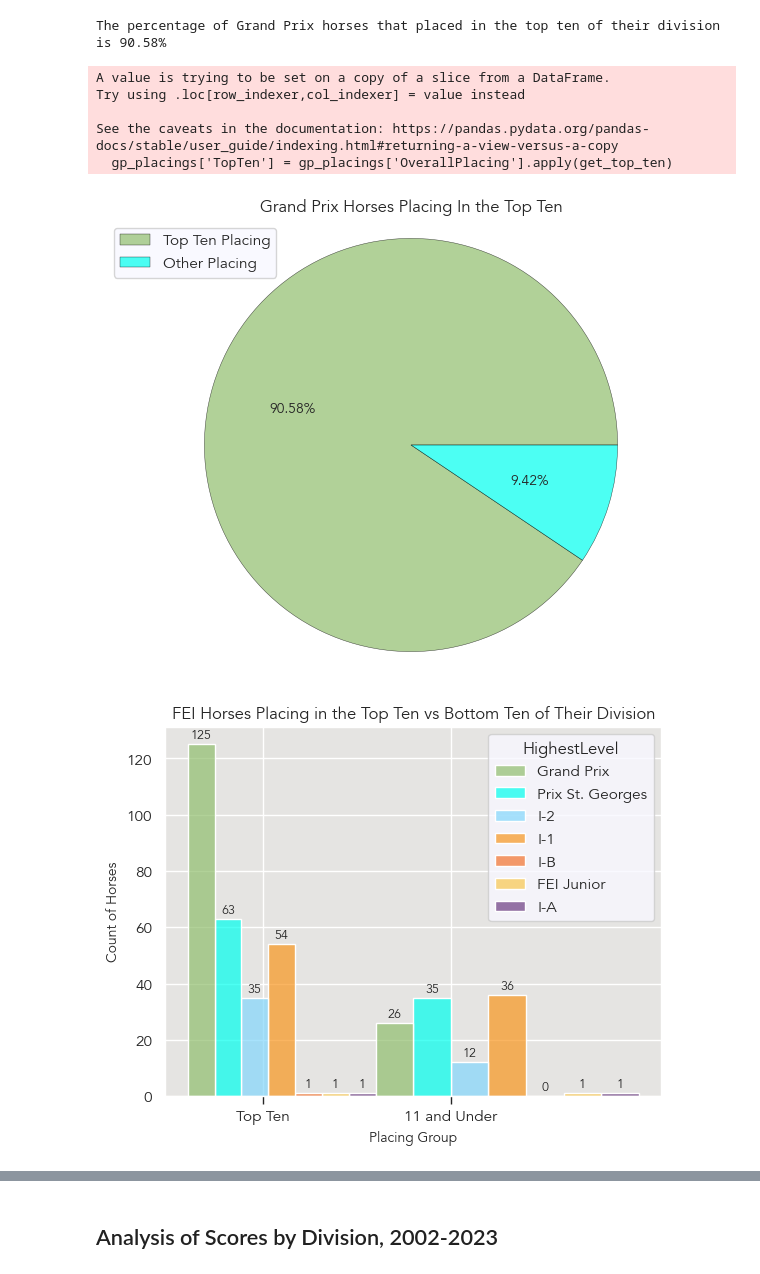
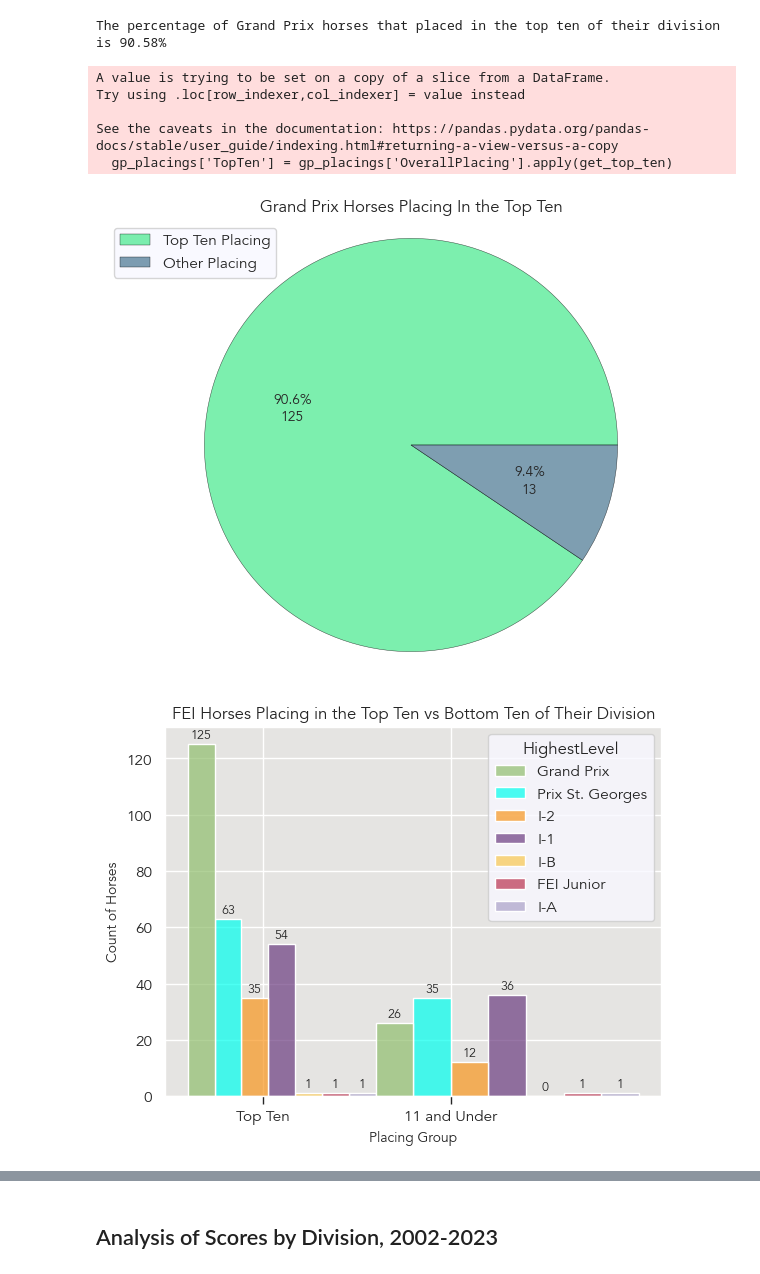
Before and after one commit to siobyrne/young-dressage-horse-program-analysis, a Jupyter notebook: younghorse.ipynb, the cells around one changed output, grey strips where cells are left out. Cells and saved outputs as stored; diff of their text form; code cells hidden in the pictures.

Commit message:
Edit MPL stylesheet, add images to README.md

```diff
--- a/younghorse.ipynb
+++ b/younghorse.ipynb
@@ -456,38 +513,38 @@ def get_top_ten(placing):
         return 'No'
 
 # new column with result of function
 gp_placings['TopTen'] = gp_placings['OverallPlacing'].apply(get_top_ten)
 
 # sort values and drop duplicates, this way ensures if a horse placed in the top ten and lower that we keep the top ten result
 gp_placings = gp_placings.sort_values('TopTen').drop_duplicates(subset='USDFNumber', keep='last')
 
 # count the placings
 gp_placings = gp_placings['TopTen'].value_counts()
 
 # display pie chart
-plt.pie(gp_placings, colors=color_palette, autopct='%1.2f%%', wedgeprops = {"edgecolor" : "black",
-                      'linewidth': .35,
+plt.pie(gp_placings, colors = ['#45e98c', '#477590'], autopct=lambda pct: func(pct, gp_placings), wedgeprops = {'edgecolor' : 'black',
+                      'linewidth': 0.35,
                       'antialiased': True,
-                      'alpha': .7})
+                      'alpha': 0.7})
 
 # set legend options
 plt.legend(['Top Ten Placing', 'Other Placing'], loc='upper left')
 plt.axis('equal')
 plt.tight_layout()
 
 # set title
 plt.title('Grand Prix Horses Placing In the Top Ten')
 
-# show and save figure
+# save and show figure
 plt.savefig('images/gp-top-ten-placing.png')
 plt.show()
 # %% [output]
 A value is trying to be set on a copy of a slice from a DataFrame.
 Try using .loc[row_indexer,col_indexer] = value instead
 
 See the caveats in the documentation: https://pandas.pydata.org/pandas-docs/stable/user_guide/indexing.html#returning-a-view-versus-a-copy
   gp_placings['TopTen'] = gp_placings['OverallPlacing'].apply(get_top_ten)
-[figure, old version]
+[figure, new version]
 # %%
 # create a histogram of FEI horses placing in the top ten vs the bottom ten at championships
 
@@ -500,7 +557,7 @@ placing_bins = [1, 11, 25]
 placing_labels = ['Top Ten', '11 and Under']
 
 # set up histogram
-ax = sns.histplot(x='OverallPlacing', bins=placing_bins, hue='HighestLevel', palette=color_palette, alpha=0.7,multiple='dodge', data=placing_group)
+ax = sns.histplot(x='OverallPlacing', bins=placing_bins, hue='HighestLevel', palette=color_palette_10, alpha=0.7,multiple='dodge', data=placing_group)
 
 # add annotation for count and percentage of each level
 for p in ax.patches:
@@ -519,7 +576,7 @@ ax.set_xticklabels(placing_labels)
 plt.savefig('images/fei-by-placing.png')
 plt.show()
 # %% [output]
-[figure, old version]
+[figure, new version]
 # %%
 # create countplot of FEI horses placing in the top ten by highest level competed
 
```
Also changed, not shown: parts of 32 cells of this notebook, 19 other files.
